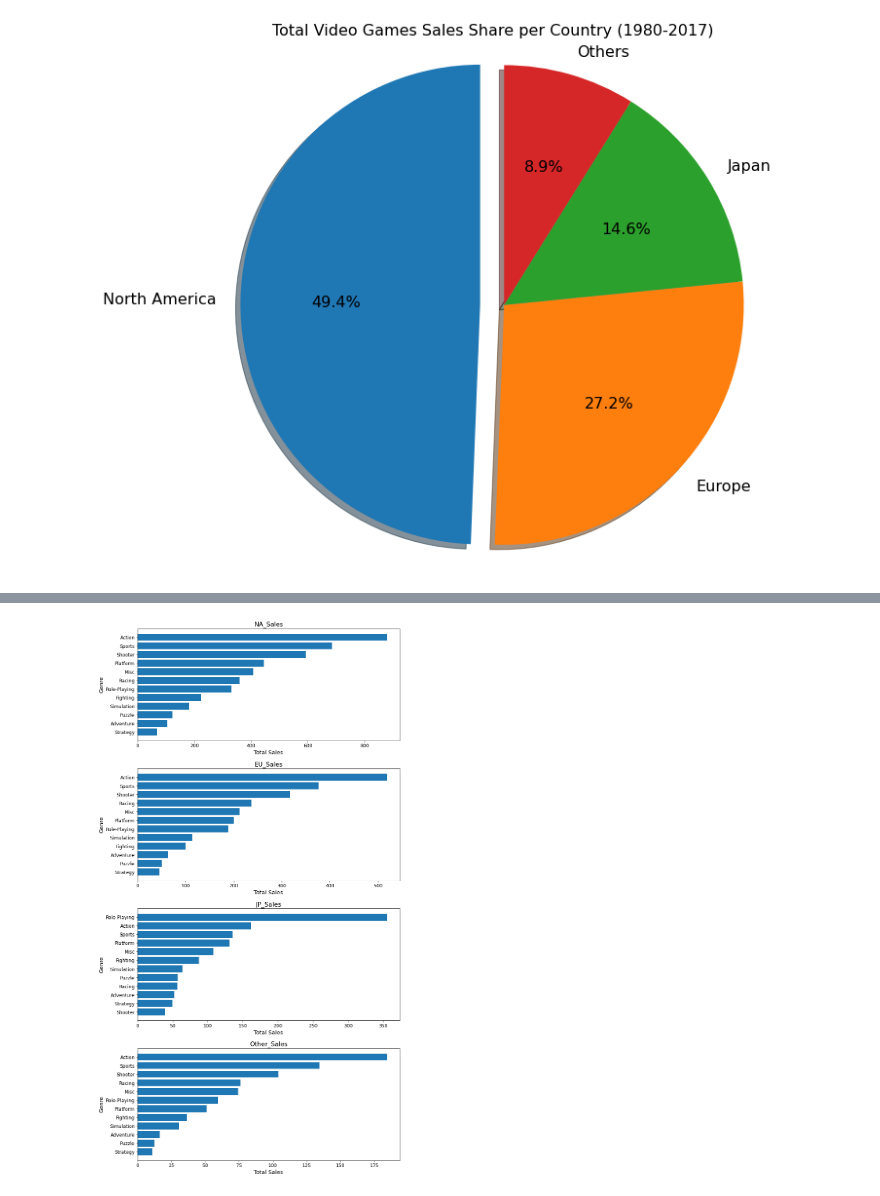
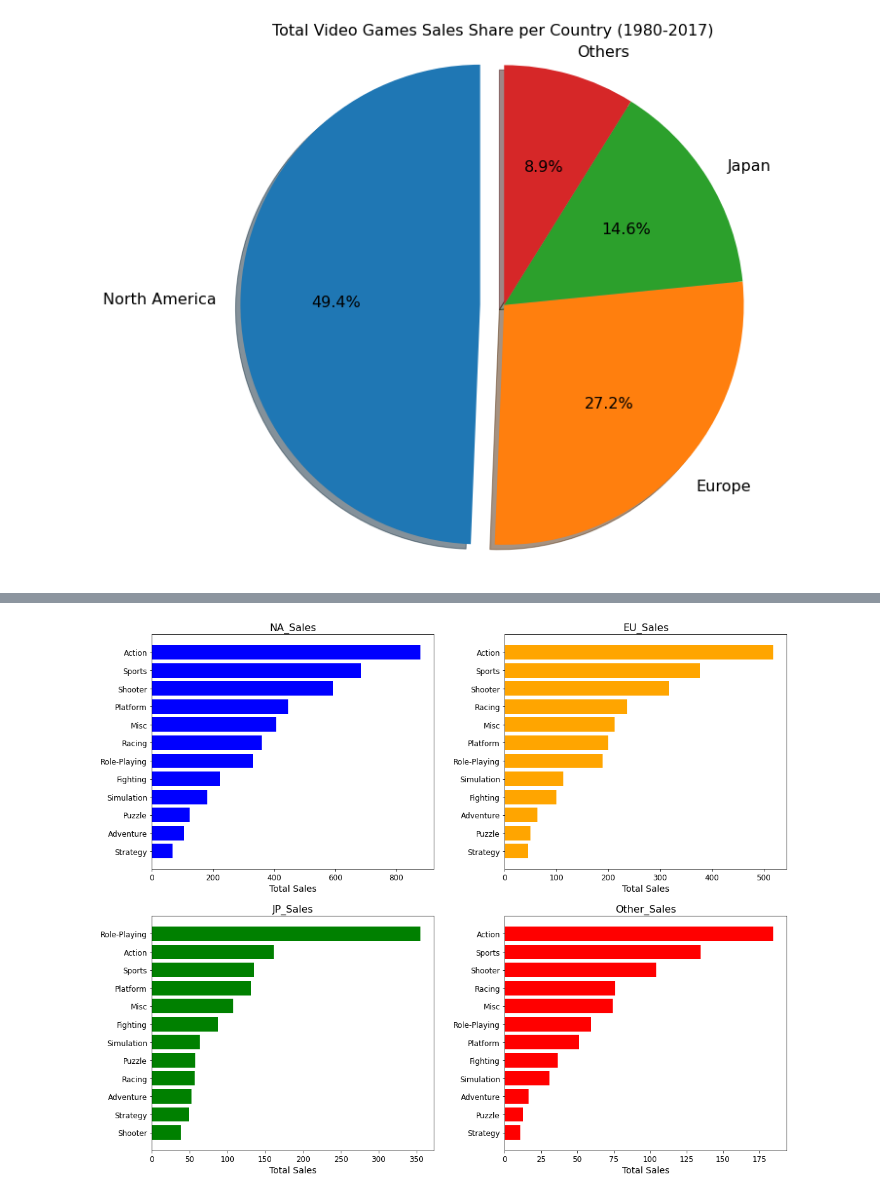
Before and after one commit to fvea/exploratory-data-analysis-video-games-sales, a Jupyter notebook: EDA on Video Games Sales.ipynb, the cells around one changed output, grey strips where cells are left out. Drawn from its saved outputs; the diff is of its cells as text; code cells hidden in the pictures.

```diff
--- a/EDA on Video Games Sales.ipynb
+++ b/EDA on Video Games Sales.ipynb
@@ -201,18 +196,15 @@ plt.show()
 
 grouped = vg_sales.groupby('Platform')[['NA_Sales', 'EU_Sales', 'JP_Sales', 'Other_Sales']]
 res = grouped.agg('sum').T
-fig, axes = plt.subplots(2, 2, figsize=(25, 18))
-color = ['blue', 'orange', 'green', 'red']
-row = 0
+fig, axes = plt.subplots(2, 2, figsize=(18, 15))
+colors_region = ['blue', 'orange', 'green', 'red']
 for i in range(2):
     for j in range(2):
-        rec = res.iloc[row, :].sort_values()[-10:]
-        axes[i, j].barh(rec.index, rec.values, color=color[row])
-        axes[i, j].set_title(rec.name, fontsize=20)
-        axes[i, j].set_xlabel('Total Sales', fontsize=18)
-        axes[i, j].set_ylabel('Platform', fontsize=18)
-        axes[i, j].tick_params(axis='x', labelsize=16)
-        axes[i, j].tick_params(axis='y', labelsize=16)
-        row += 1
-fig.subplots_adjust(hspace=0.2, wspace=0.17)
+        rec = res.iloc[i*2+j, :].sort_values()[-10:]
+        axes[i, j].barh(rec.index, rec.values, color=colors_region[i*2+j])
+        axes[i, j].set_title(rec.name, fontsize=16)
+        axes[i, j].set_xlabel('Total Sales', fontsize=14)
+        axes[i, j].tick_params(axis='x', labelsize=12)
+        axes[i, j].tick_params(axis='y', labelsize=12)
+fig.subplots_adjust(hspace=0.2, wspace=0.25)
 # %% [output]
@@ -220,20 +212,19 @@ fig.subplots_adjust(hspace=0.2, wspace=0.17)
 # %%
 # What is the highest selling genre per region?
-
 grouped = vg_sales.groupby('Genre')[['NA_Sales', 'EU_Sales', 'JP_Sales', 'Other_Sales']]
 res = grouped.agg('sum').T
-fig, axes = plt.subplots(4, 1, figsize=(12, 25))
-for i in range(4):
-    rec = res.iloc[i, :].sort_values()
-    axes[i].barh(rec.index, rec.values)
-    axes[i].set_title(rec.name, fontsize=16)
-    axes[i].set_xlabel('Total Sales', fontsize=14)
-    axes[i].set_ylabel('Genre', fontsize=14)
-    axes[i].tick_params(axis='x', labelsize=12)
-    axes[i].tick_params(axis='y', labelsize=12)
-fig.subplots_adjust(hspace=0.25, wspace=0.15)
+fig, axes = plt.subplots(2, 2, figsize=(18, 15))
+for i in range(2):
+    for j in range(2):
+        rec = res.iloc[i*2+j, :].sort_values()
+        axes[i, j].barh(rec.index, rec.values, color=colors_region[i*2+j])
+        axes[i, j].set_title(rec.name, fontsize=16)
+        axes[i, j].set_xlabel('Total Sales', fontsize=14)
+        axes[i, j].tick_params(axis='x', labelsize=12)
+        axes[i, j].tick_params(axis='y', labelsize=12)
+fig.subplots_adjust(hspace=0.2, wspace=0.25)
 # %% [output]
-[figure, old version]
+[figure, new version]
 # %%
 # Top 10 games with highest global sales:
 res = vg_sales.groupby('Name')['Global_Sales']
```
Also changed, not shown: parts of 10 cells of this notebook.
